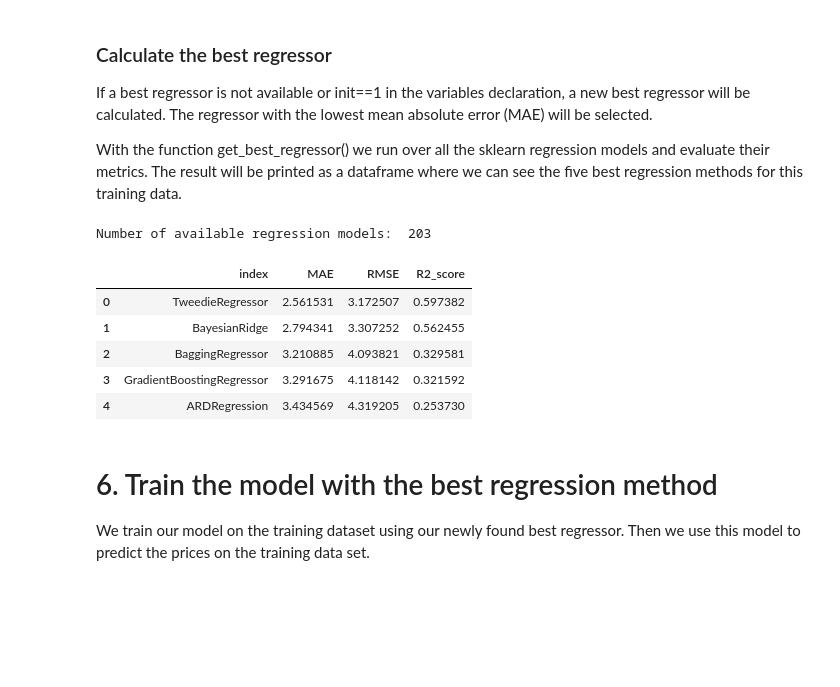
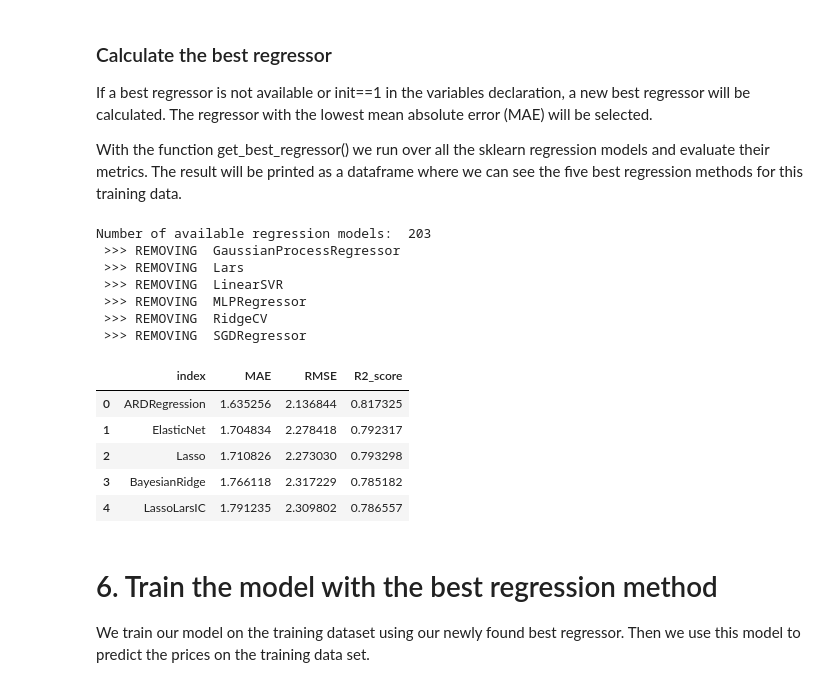
Before and after one commit to Francode77/TSFRESH_price_prediction, a Jupyter notebook: predict_price.ipynb, the cells around one changed output. Cells and saved outputs as stored; diff of their text form; code cells hidden in the pictures; blank space fills up the shorter version.

```diff
--- a/predict_price.ipynb
+++ b/predict_price.ipynb
@@ -14,7 +14,7 @@ ticker='QNTUSDT'
 freq='4H'
 
 # Choose the number of days to train the model on
-train_days = 30
+train_days = 720
 
 # Choose whether to look for a best regression model, or use a pre-saved one from a previous run, alternatively you can choose your own regression method.
 init = 1                  # do not (0) or (1) calculate the best regressor
@@ -215,42 +213,48 @@ if (best_regressor =='') | init==1:
     removed_regressors=pd.DataFrame()
 
     # Calculate all the estimator metrics
-    MAE,MSE,RMSE,R2,removed_regressors,new_removed_regressors=get_best_regressor(X_train_selected,X_test,y_train,y,test_start,ticker)
+    MAE,MSE,RMSE,R2,removed_regressors,new_removed_regressors=get_best_regressor(X_train_selected,X_test,y_train,y,test_start,ticker,verbose=0)
 
     # Write the results to this file
     with open(f'regressor_min_mae_{ticker}.csv','w') as f:
         f.write(min(MAE, key=MAE.get))
 
     # Define the best estimator by chosing the one with the smallest MAE
     best_regressor=min(MAE, key=MAE.get)
 
     # Create a dataframe with the excluded estimators and write it to a file, so we can exclude them in future runs
     if new_removed_regressors!='None':
         new_removed_regressors=pd.DataFrame(new_removed_regressors,columns=['name'])
         removed_regressors=pd.concat([removed_regressors,new_removed_regressors])
         removed_regressors.to_csv(f'removed_regressors_{ticker}.csv','a',index=False)
 
 # Load the estimator model and store its name
 estimators=all_estimators()
 for est_name, estimator in estimators:
     if str(best_regressor)==est_name:
         best_regressor=estimator()
         name=est_name
 
 # Print out the five best estimators
 df_best_regressors=pd.DataFrame.from_dict({'MAE': MAE, 'RMSE' : RMSE, 'R2_score': R2})
 df_best_regressors = df_best_regressors.sort_values(by="MAE",ascending=True).head().reset_index()
 df_styled=df_best_regressors.style.apply(lambda x: ['background-color: lightgreen' if x.name == 0 else '' for i in x], axis=1)
 
 display(df_styled)
 # %% [output]
 Number of available regression models:  203
+ >>> REMOVING  GaussianProcessRegressor
+ >>> REMOVING  Lars
+ >>> REMOVING  LinearSVR
+ >>> REMOVING  MLPRegressor
+ >>> REMOVING  RidgeCV
+ >>> REMOVING  SGDRegressor
 |  | index | MAE | RMSE | R2_score |
-| 0 | TweedieRegressor | 2.561531 | 3.172507 | 0.597382 |
-| 1 | BayesianRidge | 2.794341 | 3.307252 | 0.562455 |
-| 2 | BaggingRegressor | 3.210885 | 4.093821 | 0.329581 |
-| 3 | GradientBoostingRegressor | 3.291675 | 4.118142 | 0.321592 |
-| 4 | ARDRegression | 3.434569 | 4.319205 | 0.253730 |
+| 0 | ARDRegression | 1.635256 | 2.136844 | 0.817325 |
+| 1 | ElasticNet | 1.704834 | 2.278418 | 0.792317 |
+| 2 | Lasso | 1.710826 | 2.273030 | 0.793298 |
+| 3 | BayesianRidge | 1.766118 | 2.317229 | 0.785182 |
+| 4 | LassoLarsIC | 1.791235 | 2.309802 | 0.786557 |
 # %% [markdown]
 # 6. Train the model with the best regression method
 
```
Also changed, not shown: parts of 13 cells of this notebook, 1 other file.
